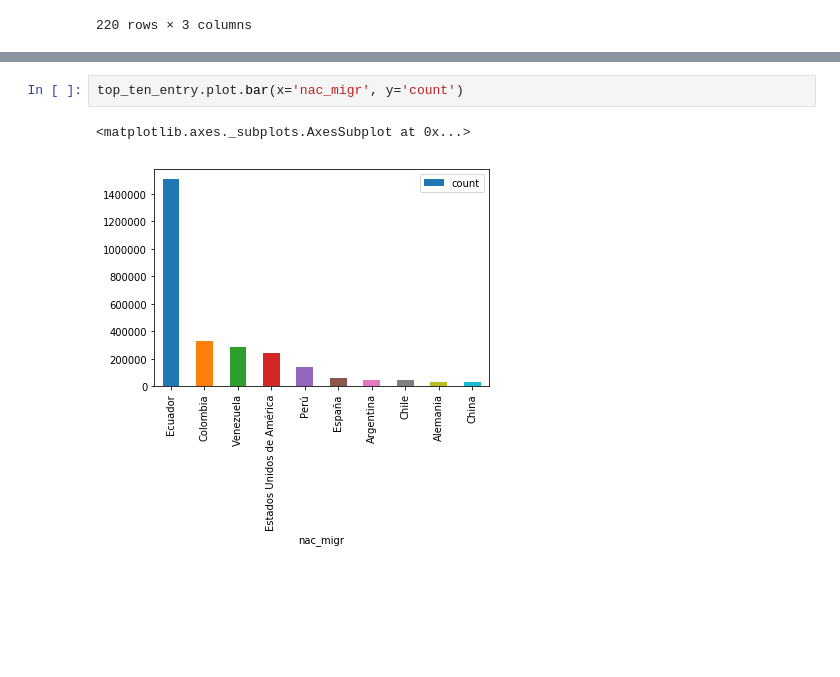
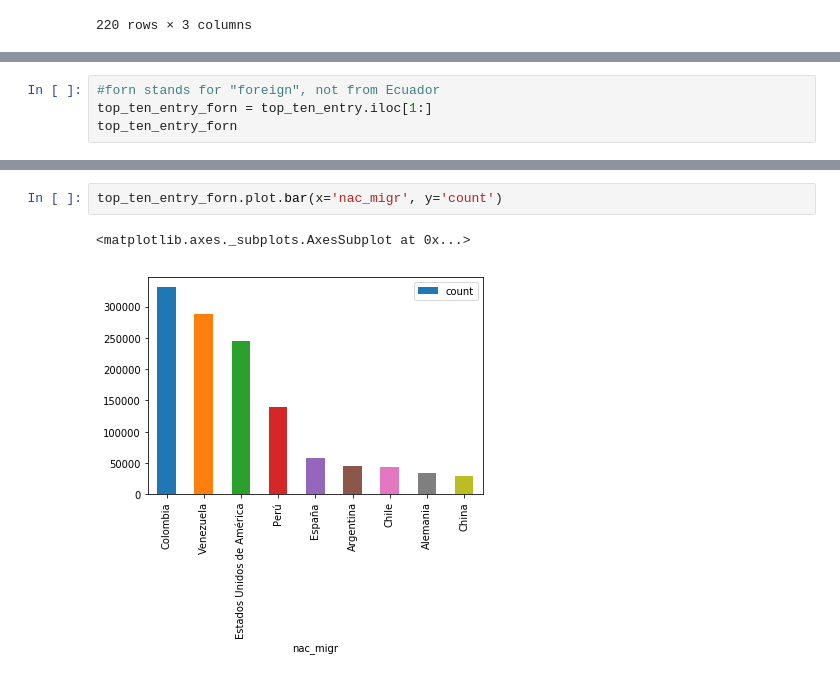
Before and after one commit to suprematis/Ecuador_Migration_Patterns, a Jupyter notebook: Migration_Data_Ingest_Ecuador.ipynb, the cells around one changed output, grey strips where cells are left out. Saved outputs shown, nothing was run; the diff lists cells and outputs as text; blank space fills up the shorter version.

Commit message:
Removed Ecuador from the top 10 list

```diff
--- a/Migration_Data_Ingest_Ecuador.ipynb
+++ b/Migration_Data_Ingest_Ecuador.ipynb
@@ -216,0 +230,4 @@ top_ten_entry = entry_by_country_sorted[['nac_migr','count']].head(10)
+# %%
+#forn stands for "foreign", not from Ecuador
+top_ten_entry_forn = top_ten_entry.iloc[1:]
+top_ten_entry_forn
@@ -217,5 +245,5 @@ top_ten_entry = entry_by_country_sorted[['nac_migr','count']].head(10)
 # %%
-top_ten_entry.plot.bar(x='nac_migr', y='count')
+top_ten_entry_forn.plot.bar(x='nac_migr', y='count')
 # %% [output]
 <matplotlib.axes._subplots.AxesSubplot at 0x...>
-[figure, old version]
+[figure, new version]
```
Also changed, not shown: parts of 2 cells of this notebook.
